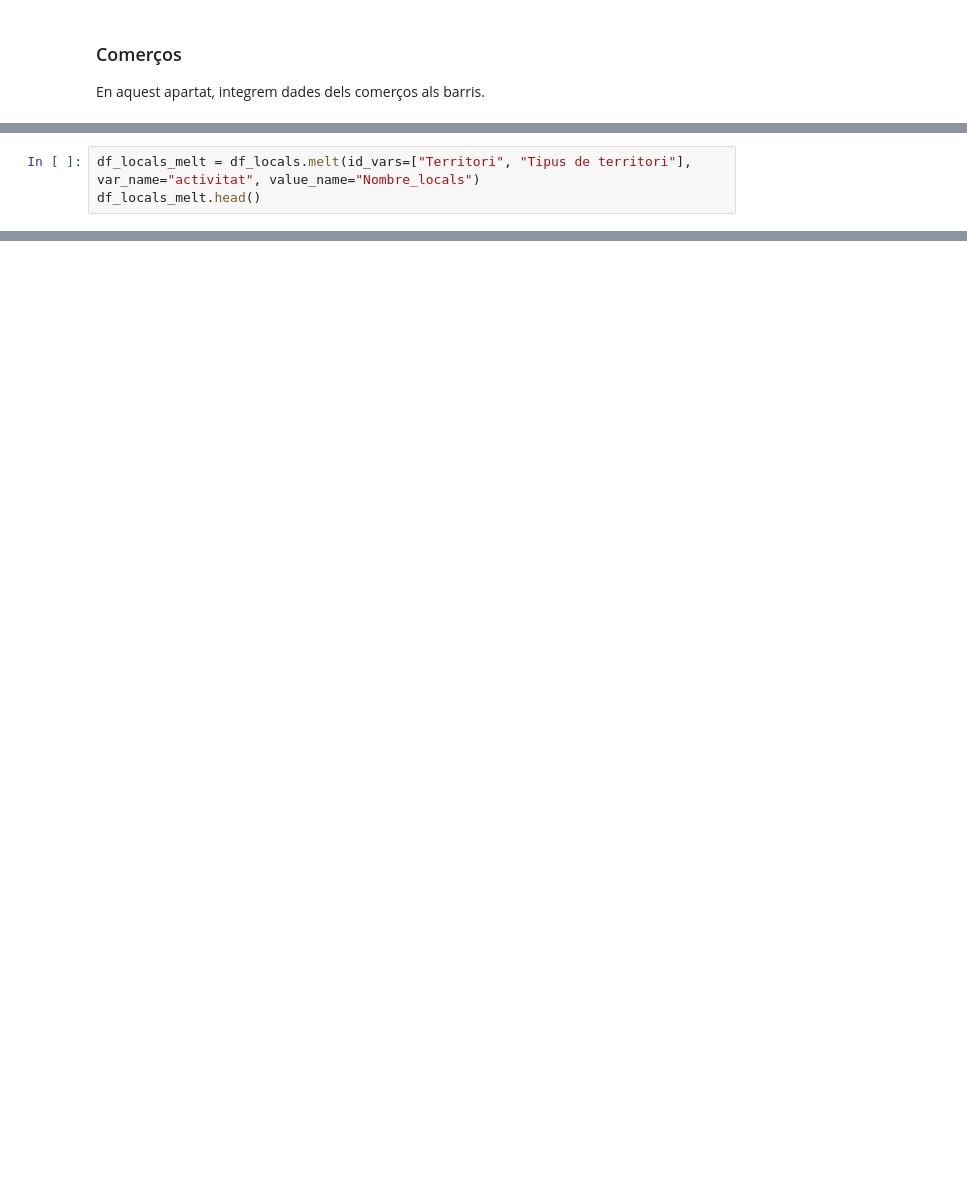
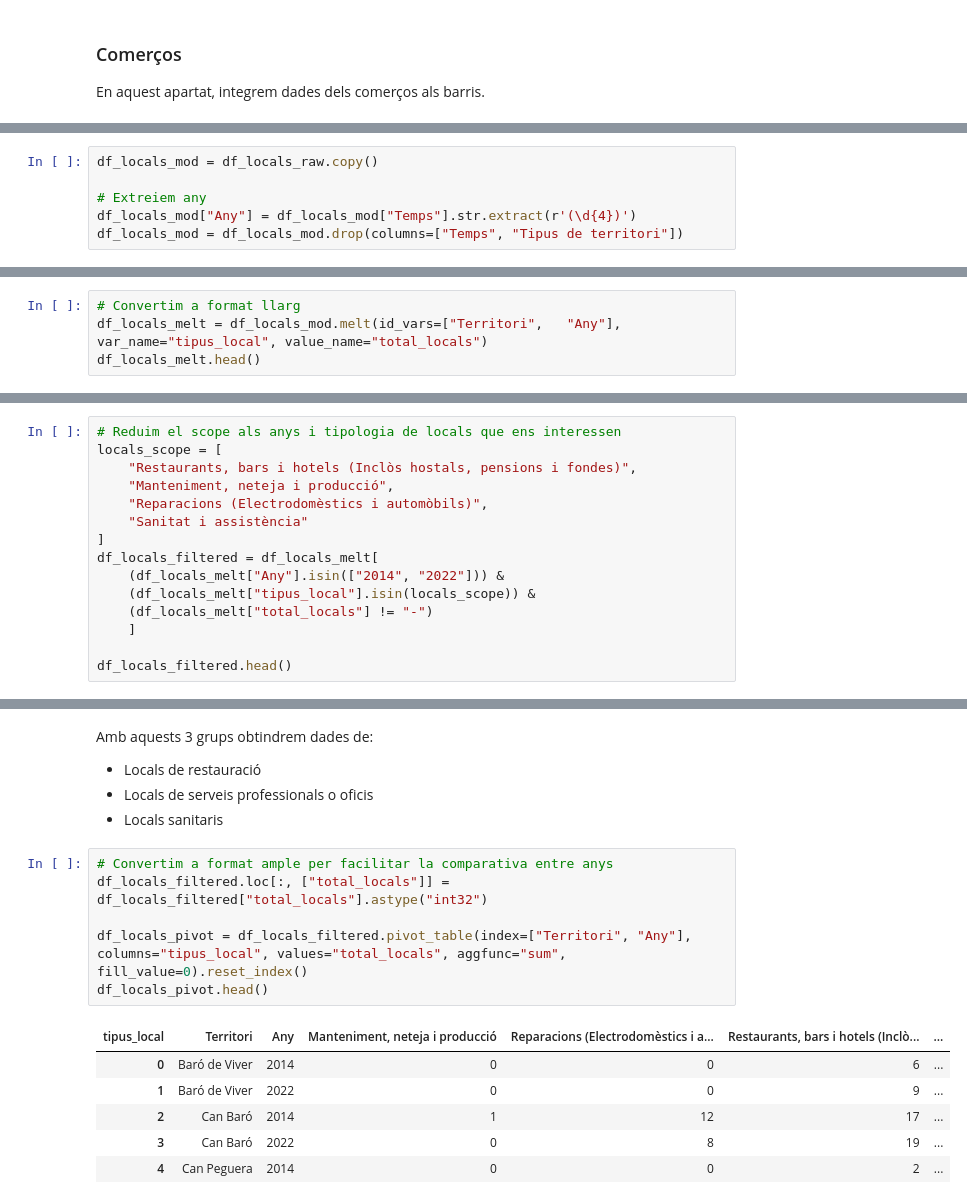
Before and after one commit to joseprau/tfm_gentrificacio_bcn, a Jupyter notebook: notebooks/ingestio_urbanes.ipynb, the cells around one changed output, grey strips where cells are left out. Saved outputs shown, nothing was run; the diff lists cells and outputs as text; blank space fills up the shorter version.

```diff
--- a/notebooks/ingestio_urbanes.ipynb
+++ b/notebooks/ingestio_urbanes.ipynb
@@ -191,4 +193,7 @@ df_locals.head()
 - Es pot observar també que no existeixen dades del 2015 ni 2023. Utilitzarem el conjunt de 31/12/2014 com a aproximació per a les dades de 2015 i les dades de 2022 per a l'aproximació de les dades de 2023.
 # %%
-df_locals_melt = df_locals.melt(id_vars=["Territori", "Tipus de territori"], var_name="activitat", value_name="Nombre_locals")
-df_locals_melt.head()
+df_locals_mod = df_locals_raw.copy()
+
+# Extreiem any
+df_locals_mod["Any"] = df_locals_mod["Temps"].str.extract(r'(\d{4})')
+df_locals_mod = df_locals_mod.drop(columns=["Temps", "Tipus de territori"])
@@ -201,0 +200,4 @@ df_locals_melt.head()
+# %%
+# Convertim a format llarg
+df_locals_melt = df_locals_mod.melt(id_vars=["Territori",   "Any"], var_name="tipus_local", value_name="total_locals")
+df_locals_melt.head()
@@ -201,0 +238,15 @@ df_locals_melt.head()
+# %%
+# Reduim el scope als anys i tipologia de locals que ens interessen
+locals_scope = [
+    "Restaurants, bars i hotels (Inclòs hostals, pensions i fondes)",
+    "Manteniment, neteja i producció",
+    "Reparacions (Electrodomèstics i automòbils)",
+    "Sanitat i assistència"
+]
+df_locals_filtered = df_locals_melt[
+    (df_locals_melt["Any"].isin(["2014", "2022"])) &
+    (df_locals_melt["tipus_local"].isin(locals_scope)) &
+    (df_locals_melt["total_locals"] != "-")
+    ]
+
+df_locals_filtered.head()
@@ -201,0 +260,18 @@ df_locals_melt.head()
+# %% [markdown]
+Amb aquests 3 grups obtindrem dades de:
+- Locals de restauració
+- Locals de serveis professionals o oficis
+- Locals sanitaris
+# %%
+# Convertim a format ample per facilitar la comparativa entre anys
+df_locals_filtered.loc[:, ["total_locals"]] = df_locals_filtered["total_locals"].astype("int32")
+
+df_locals_pivot = df_locals_filtered.pivot_table(index=["Territori", "Any"], columns="tipus_local", values="total_locals", aggfunc="sum", fill_value=0).reset_index()
+df_locals_pivot.head()
+# %% [output]
+| tipus_local | Territori | Any | Manteniment, neteja i producció | Reparacions (Electrodomèstics i a... | Restaurants, bars i hotels (Inclò... | ... |
+| 0 | Baró de Viver | 2014 | 0 | 0 | 6 | ... |
+| 1 | Baró de Viver | 2022 | 0 | 0 | 9 | ... |
+| 2 | Can Baró | 2014 | 1 | 12 | 17 | ... |
+| 3 | Can Baró | 2022 | 0 | 8 | 19 | ... |
+| 4 | Can Peguera | 2014 | 0 | 0 | 2 | ... |
```
Also changed, not shown: parts of 18 cells of this notebook, 1 other file.
